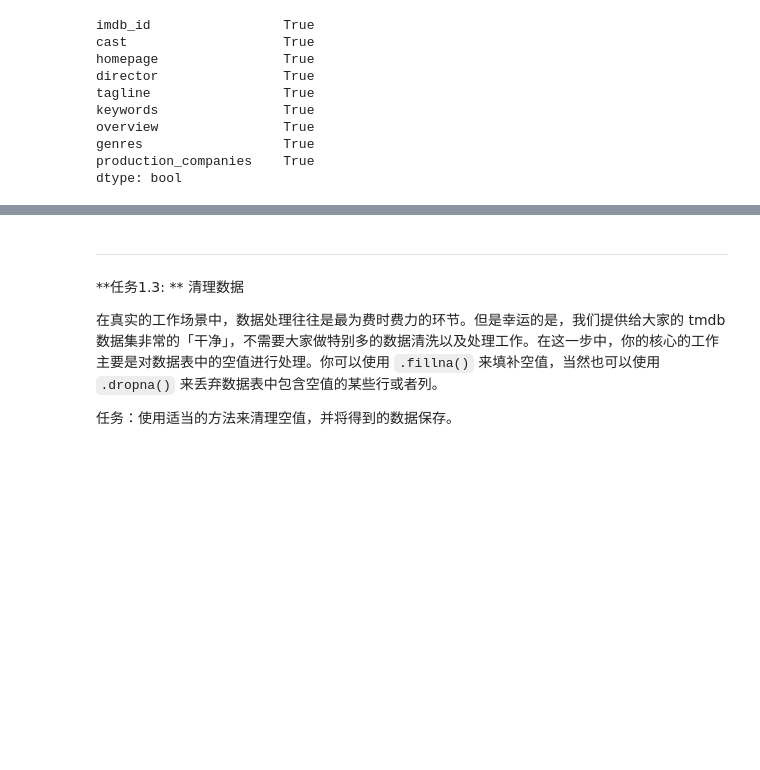
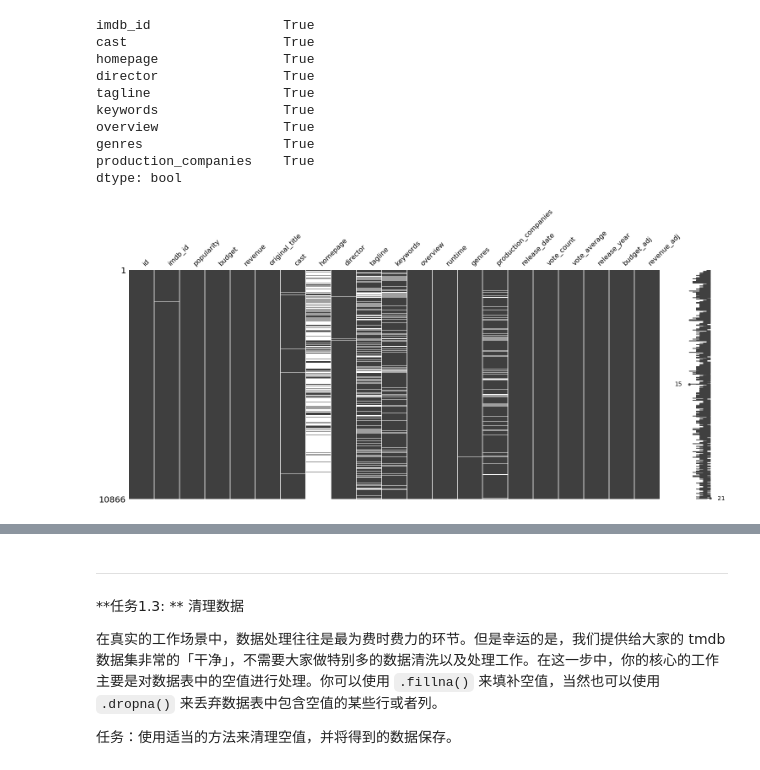
Before and after one commit to xcoder42/AIPND_CN_P2_Explore_Movie_Dataset, a Jupyter notebook: Explore Movie Dataset.ipynb, the cells around one changed output, grey strips where cells are left out. Cells and saved outputs as stored; diff of their text form; code cells hidden in the pictures; blank space fills up the shorter version.

```diff
--- a/Explore Movie Dataset.ipynb
+++ b/Explore Movie Dataset.ipynb
@@ -142,6 +143,11 @@ overview                True
 genres                  True
 production_companies    True
 dtype: bool
+# %%
+# 也可以用missingno 来查看空值分布
+msno.matrix(movie_data);
+# %% [output]
+[figure, added]
 # %%
 movie_data.describe()
 # %% [output]
```
Also changed, not shown: parts of 7 cells of this notebook, 1 other file.
